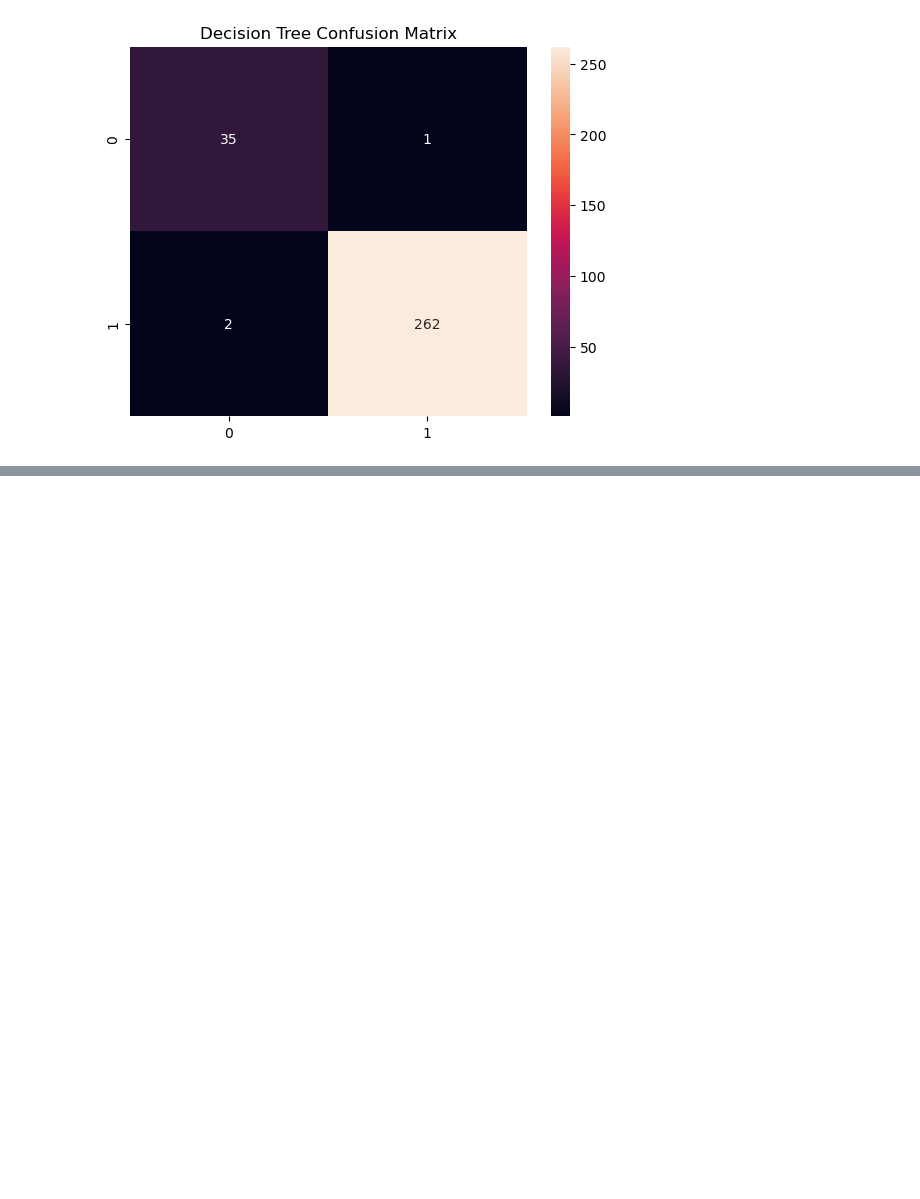
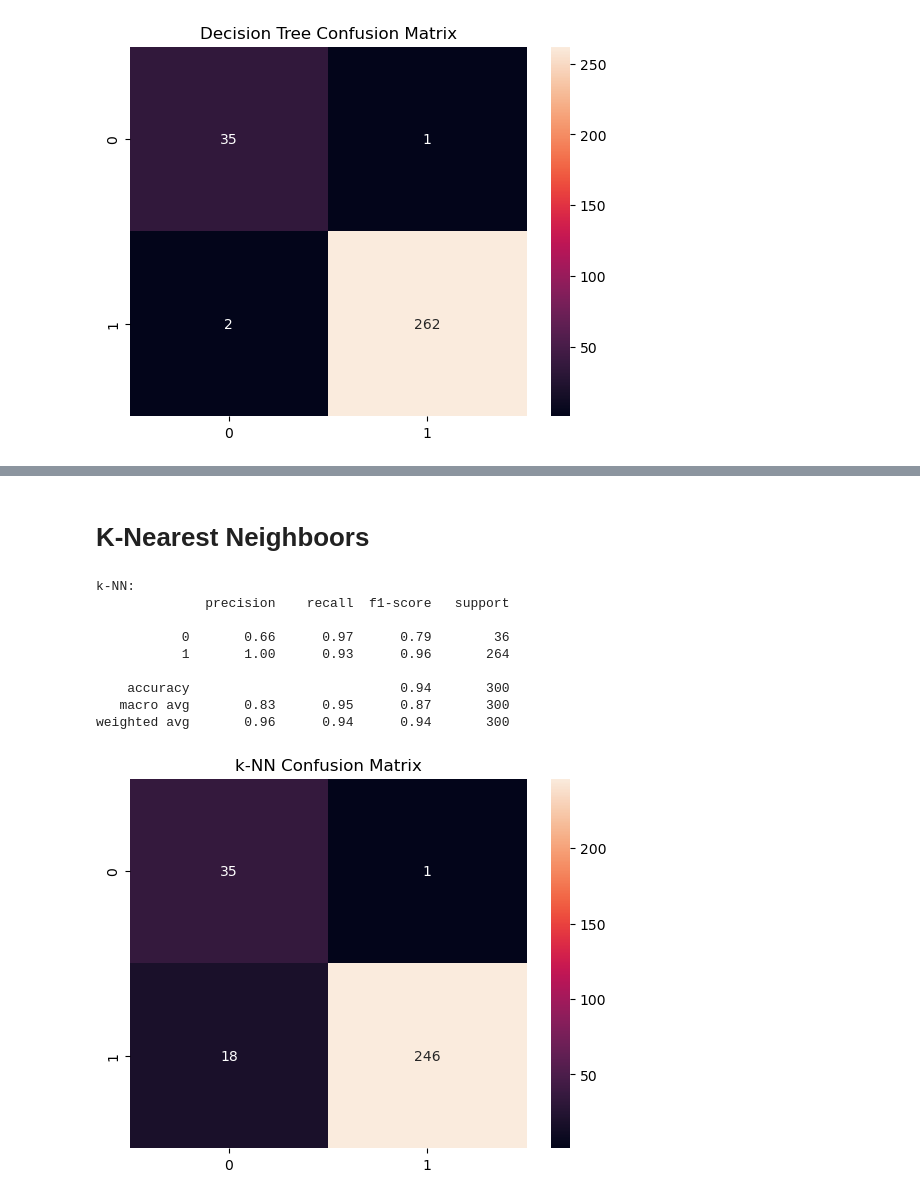
Before and after one commit to fjacobf/IA_project2, a Jupyter notebook: diabetes_prediction.ipynb, the cells around one changed output, grey strips where cells are left out. Saved outputs shown, nothing was run; the diff lists cells and outputs as text; code cells hidden in the pictures; blank space fills up the shorter version.

```diff
--- a/diabetes_prediction.ipynb
+++ b/diabetes_prediction.ipynb
@@ -91,0 +134,23 @@ plt.show()
+# %% [markdown]
+# K-Nearest Neighboors
+# %%
+knn_model = KNeighborsClassifier(n_neighbors=5)
+knn_model.fit(x_res, y_res)
+knn_preds = knn_model.predict(x_test)
+
+print("k-NN:")
+print(classification_report(y_test, knn_preds))
+sns.heatmap(confusion_matrix(y_test, knn_preds), annot=True, fmt='d')
+plt.title("k-NN Confusion Matrix")
+plt.show()
+# %% [output]
+k-NN:
+              precision    recall  f1-score   support
+
+           0       0.66      0.97      0.79        36
+           1       1.00      0.93      0.96       264
+
+    accuracy                           0.94       300
+   macro avg       0.83      0.95      0.87       300
+weighted avg       0.96      0.94      0.94       300
+[figure, added]
```
Also changed, not shown: parts of 27 cells of this notebook.
